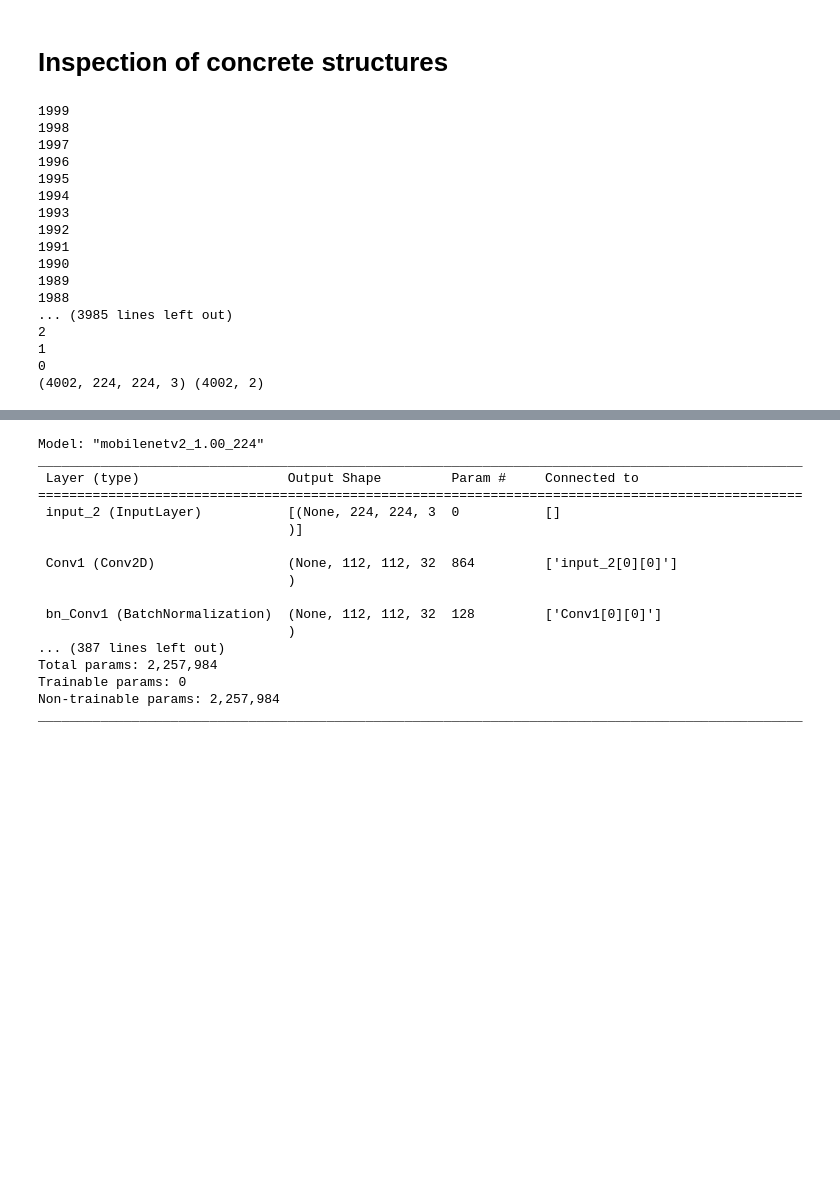
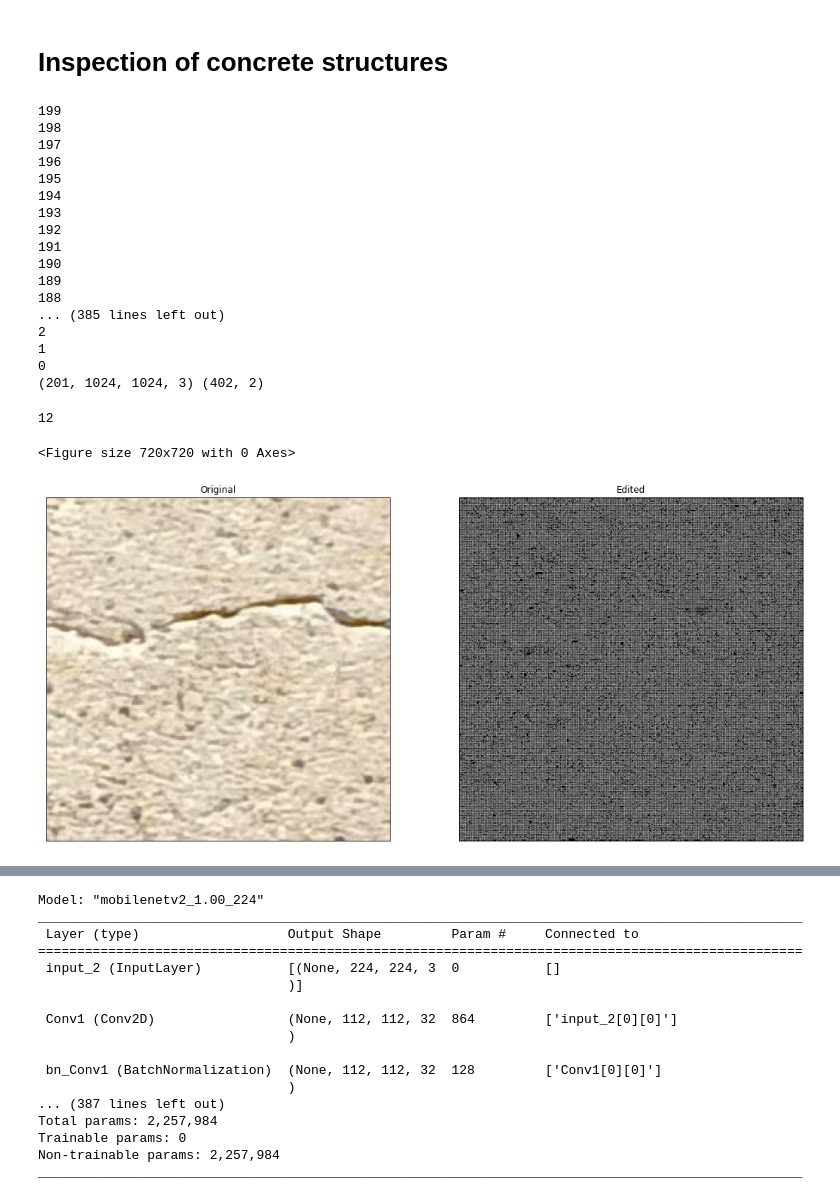
Before and after one commit to mohammedbouazzaoui/concrete_inspection, a Jupyter notebook: project/notebook/modelling_TransferLearn.ipynb, the cells around one changed output, grey strips where cells are left out. Drawn from its saved outputs; the diff is of its cells as text; code cells hidden in the pictures; blank space fills up the shorter version.

Commit message:
image processing

```diff
--- a/project/notebook/modelling_TransferLearn.ipynb
+++ b/project/notebook/modelling_TransferLearn.ipynb
@@ -1,12 +1,13 @@
 # %% [markdown]
 # Inspection of concrete structures
 # %%
+%matplotlib inline
 from tensorflow.keras.applications.mobilenet_v2 import preprocess_input
 import numpy as np
 import os
 
 def get_preprocessed_images(images_directory: str, image_size: tuple) -> list:
-    stop=2000
+    stop=200
     images = []
     for img in os.listdir(images_directory):
         img = image.load_img(images_directory+img, target_size=image_size)
@@ -23,7 +24,7 @@ def get_preprocessed_images(images_directory: str, image_size: tuple) -> list:
 # %%
 # Import the keras preprocessing method.
 from tensorflow.keras.preprocessing import image
-image_size = (224, 224)
+image_size = (1024, 1024)
 # Load your images and preprocess them.
 cracks_images = get_preprocessed_images("C:/Users/bmadmin/Desktop/Octocat/mohammedbouazzaoui/concrete_inspection_dataset/SDNET2018/X/CX/", image_size)
 non_cracks_images = get_preprocessed_images("C:/Users/bmadmin/Desktop/Octocat/mohammedbouazzaoui/concrete_inspection_dataset/SDNET2018/X/UX/", image_size)
@@ -34,24 +35,25 @@ non_cracks_labels = np.tile([0, 1], ( non_cracks_images.shape[0], 1))
 
 # Concatenate your images and your labels into X and y.
 X = np.concatenate([cracks_images,  non_cracks_images])
+X = np.concatenate([cracks_images])
 y = np.concatenate([cracks_labels,  non_cracks_labels])
 
 print(X.shape, y.shape)
 # %% [output]
-1999
-1998
-1997
-1996
-1995
-1994
-1993
-1992
-1991
-1990
-1989
-1988
-... (3985 lines left out)
+199
+198
+197
+196
+195
+194
+193
+192
+191
+190
+189
+188
+... (385 lines left out)
 2
 1
 0
-(4002, 224, 224, 3) (4002, 2)
+(201, 1024, 1024, 3) (402, 2)
@@ -57,0 +103,33 @@ print(X.shape, y.shape)
+# %%
+IMAGEPOINT=6
+# %%
+
+# Resize the image using the cv2.resize() method and linear interpolation
+import cv2
+import numpy as np
+height = 1024
+width = height
+#IMAGEPOINT=99
+
+#for i in range(200):
+print(IMAGEPOINT)
+original_image_array1 = X[IMAGEPOINT] ### FILL IN ###
+original_image_array = cv2.cvtColor(original_image_array1, cv2.COLOR_BGR2GRAY)
+
+edited_image = cv2.resize(original_image_array, (width,height),interpolation=cv2.INTER_LINEAR)
+
+t_lower = 0 # Lower Threshold
+t_upper = 250 # Upper threshold
+edited_image=(edited_image*255).astype(np.uint8)
+edited_image = cv2.Canny(edited_image, t_lower, t_upper)
+plt.figure(figsize=(10,10))
+
+
+
+#plt.imshow(dd, cmap="gray")
+display_two(original_image_array1, edited_image, title1 = "Original", title2 = "Edited", isGray=True)
+IMAGEPOINT+=1
+# %% [output]
+12
+<Figure size 720x720 with 0 Axes>
+[figure, added]
```
Also changed, not shown: parts of 9 cells of this notebook, 28 other files.
